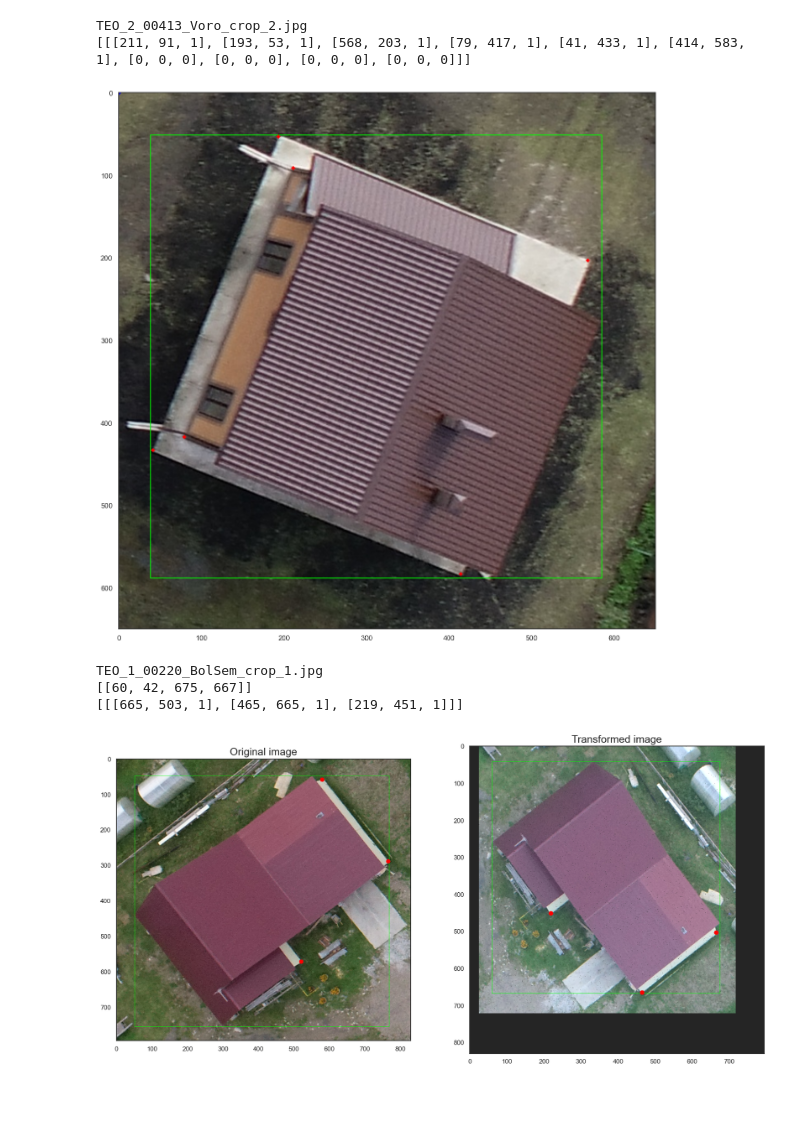
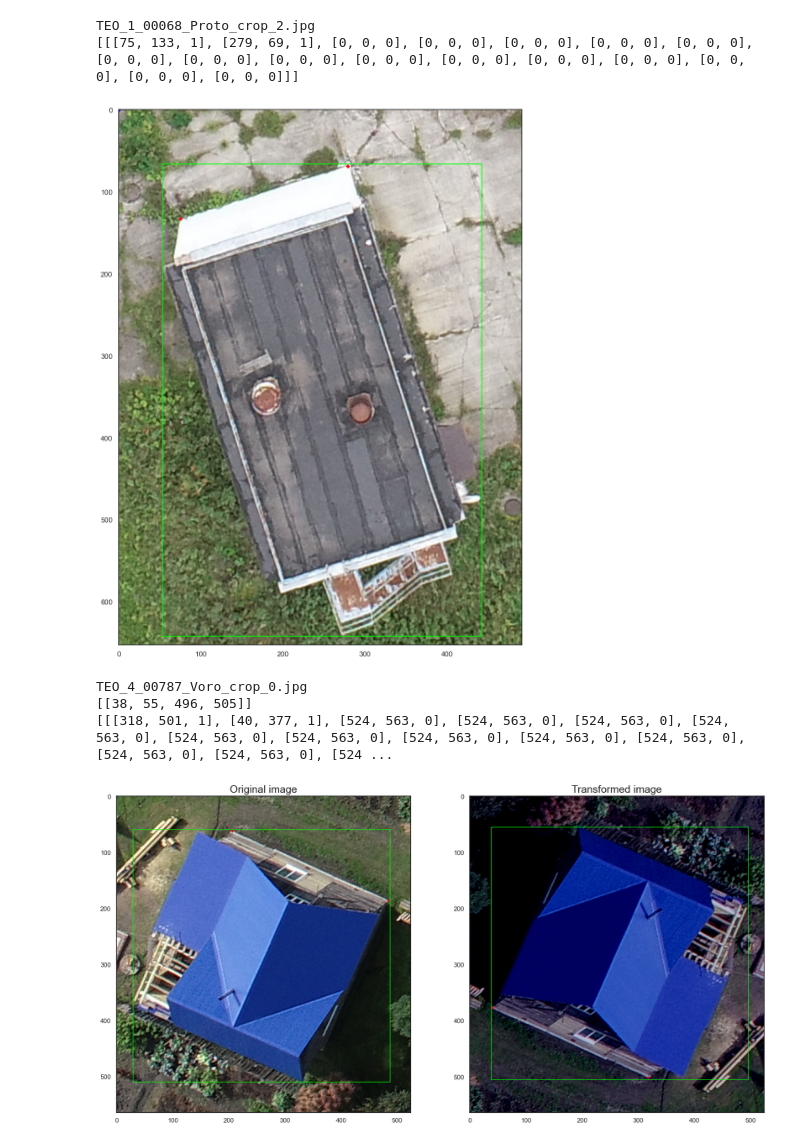
Before and after one commit to Amodion/SPTC2, a Jupyter notebook: Net_2.ipynb, the cells around one changed output. Saved outputs shown, nothing was run; the diff lists cells and outputs as text; code cells hidden in the pictures; blank space fills up the shorter version.

```diff
--- a/Net_2.ipynb
+++ b/Net_2.ipynb
@@ -63,8 +70,11 @@ def train_transform():
             #A.RandomScale(scale_limit=[0.1, 0.5], interpolation=1, always_apply=False, p=0.5),
             #A.CropAndPad(px=None, percent=-0.2, pad_mode='BORDER_CONSTANT', pad_cval=100, pad_cval_mask=0, keep_size=False, sample_independently=True, interpolation=1, always_apply=False, p=1.0),
             A.RandomBrightnessContrast(brightness_limit=(-0.2, 0.2), contrast_limit=0.1, brightness_by_max=True, always_apply=False, p=0.5), # Random change of brightness & contrast
+            A.RandomShadow(shadow_roi=(0, 0, 1, 1), always_apply=False, p=0.3),
+            #A.Solarize(threshold=(200, 200), always_apply=False, p=0.5),
+            A.RandomSnow(snow_point_lower=0.1, snow_point_upper=0.3, brightness_coeff=2.5, always_apply=False, p=0.3),
             #A.ToGray(p=1),
-            #A.InvertImg(p=0.5),
+            A.InvertImg(p=0.5),
             #A.ToGray(p=1)
             #A.Sharpen(alpha=(0.5, 0.5), p=1)
         ])
@@ -103,7 +113,7 @@ path = 'C:/Users/User/Petr/Net_2/NEW_DATASET'
 KEYPOINTS_FOLDER = path
 KEYPOINTS_FOLDER_TRAIN = path
 
-dataset = MyUtils.Dataset.NCornerDataset(KEYPOINTS_FOLDER, transform=None, demo=False, N=10)
+dataset = MyUtils.Dataset.NCornerDataset(KEYPOINTS_FOLDER, transform=None, demo=False, N=17)
 
 dataset.explore
 # %% [output]
@@ -139,41 +149,41 @@ for kps in batch[1][0]['keypoints'].detach().cpu().numpy().astype(np.int32).toli
 print(keypoints)
 visualize(image, bboxes, keypoints)
 # %% [output]
-TEO_2_00413_Voro_crop_2.jpg
-[[[211, 91, 1], [193, 53, 1], [568, 203, 1], [79, 417, 1], [41, 433, 1], [414, 583, 1], [0, 0, 0], [0, 0, 0], [0, 0, 0], [0, 0, 0]]]
+TEO_1_00068_Proto_crop_2.jpg
+[[[75, 133, 1], [279, 69, 1], [0, 0, 0], [0, 0, 0], [0, 0, 0], [0, 0, 0], [0, 0, 0], [0, 0, 0], [0, 0, 0], [0, 0, 0], [0, 0, 0], [0, 0, 0], [0, 0, 0], [0, 0, 0], [0, 0, 0], [0, 0, 0], [0, 0, 0]]]
-[figure, old version]
+[figure, new version]
 # %%
-dataset = MyUtils.Dataset.NCornerDataset(KEYPOINTS_FOLDER_TRAIN, transform=train_transform(), demo=True, N=10, corners=[2, 3])
+dataset = MyUtils.Dataset.NCornerDataset(KEYPOINTS_FOLDER_TRAIN, transform=train_transform(), demo=True, N=17)
 data_loader = DataLoader(dataset, batch_size=1, shuffle=True, collate_fn=collate_fn)
 
 iterator = iter(data_loader)
 batch = next(iterator)
 
 image = (batch[0][0].permute(1,2,0).numpy() * 255).astype(np.uint8)
 bboxes = batch[1][0]['boxes'].detach().cpu().numpy().astype(np.int32).tolist()
 idx = torch.IntTensor.item(batch[1][0]['image_id'])
 
 print(dataset.get_image(dataset.annotations[idx]))
 
 keypoints = []
 for kps in batch[1][0]['keypoints'].detach().cpu().numpy().astype(np.int32).tolist():
     keypoints.append([kp for kp in kps])
 
 image_original = (batch[2][0].permute(1,2,0).numpy() * 255).astype(np.uint8)
 bboxes_original = batch[3][0]['boxes'].detach().cpu().numpy().astype(np.int32).tolist()
 
 keypoints_original = []
 for kps in batch[3][0]['keypoints'].detach().cpu().numpy().astype(np.int32).tolist():
     keypoints_original.append([kp for kp in kps])
 
 visualize(image, bboxes, keypoints, image_original, bboxes_original, keypoints_original)
 print(bboxes)
 print(keypoints)
 # %% [output]
-TEO_1_00220_BolSem_crop_1.jpg
-[[60, 42, 675, 667]]
-[[[665, 503, 1], [465, 665, 1], [219, 451, 1]]]
+TEO_4_00787_Voro_crop_0.jpg
+[[38, 55, 496, 505]]
+[[[318, 501, 1], [40, 377, 1], [524, 563, 0], [524, 563, 0], [524, 563, 0], [524, 563, 0], [524, 563, 0], [524, 563, 0], [524, 563, 0], [524, 563, 0], [524, 563, 0], [524, 563, 0], [524, 563, 0], [524 ...
-[figure, old version]
+[figure, new version]
 # %%
 def get_model(num_keypoints, weights_path=None):
 
```
Also changed, not shown: parts of 9 cells of this notebook, 5 other files.
